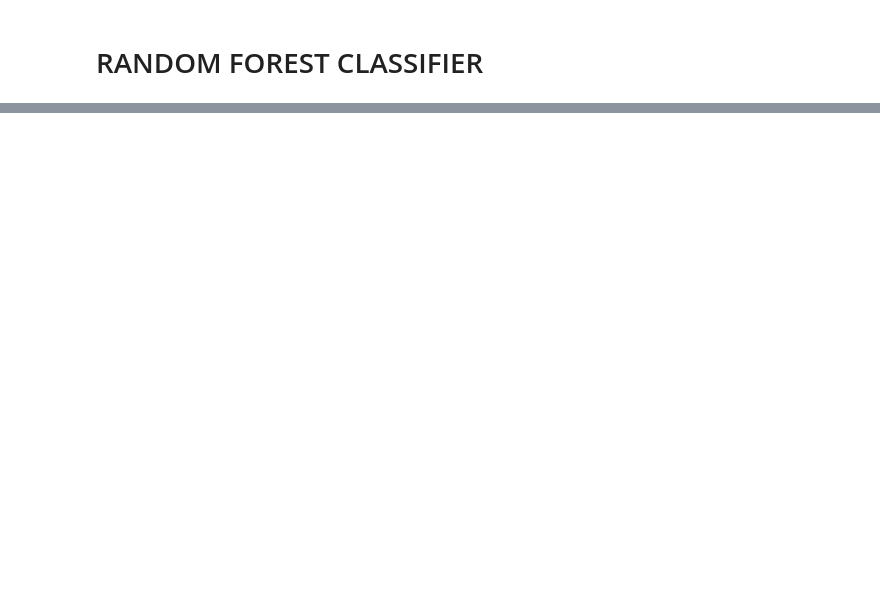
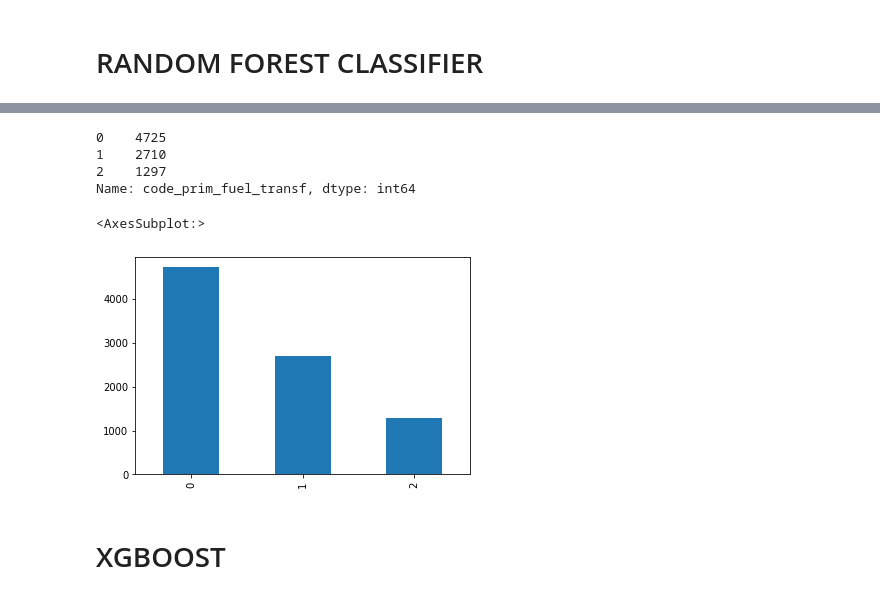
Before and after one commit to tomashbk/solar_wind_power_plants_prediction, a Jupyter notebook: notebooks/0.3-EDA-in-data-transformed-and-combined.ipynb, the cells around one changed output, grey strips where cells are left out. Drawn from its saved outputs; the diff is of its cells as text; code cells hidden in the pictures; blank space fills up the shorter version.

```diff
--- a/notebooks/0.3-EDA-in-data-transformed-and-combined.ipynb
+++ b/notebooks/0.3-EDA-in-data-transformed-and-combined.ipynb
@@ -286,0 +329,12 @@ rf_model2.score(val_X, val_y)
+# %%
+print(val_y.value_counts())
+val_y.value_counts().plot.bar()
+# %% [output]
+0    4725
+1    2710
+2    1297
+Name: code_prim_fuel_transf, dtype: int64
+<AxesSubplot:>
+[figure, added]
+# %% [markdown]
+# XGBOOST
```
Also changed, not shown: parts of 47 cells of this notebook, 1 other file.
